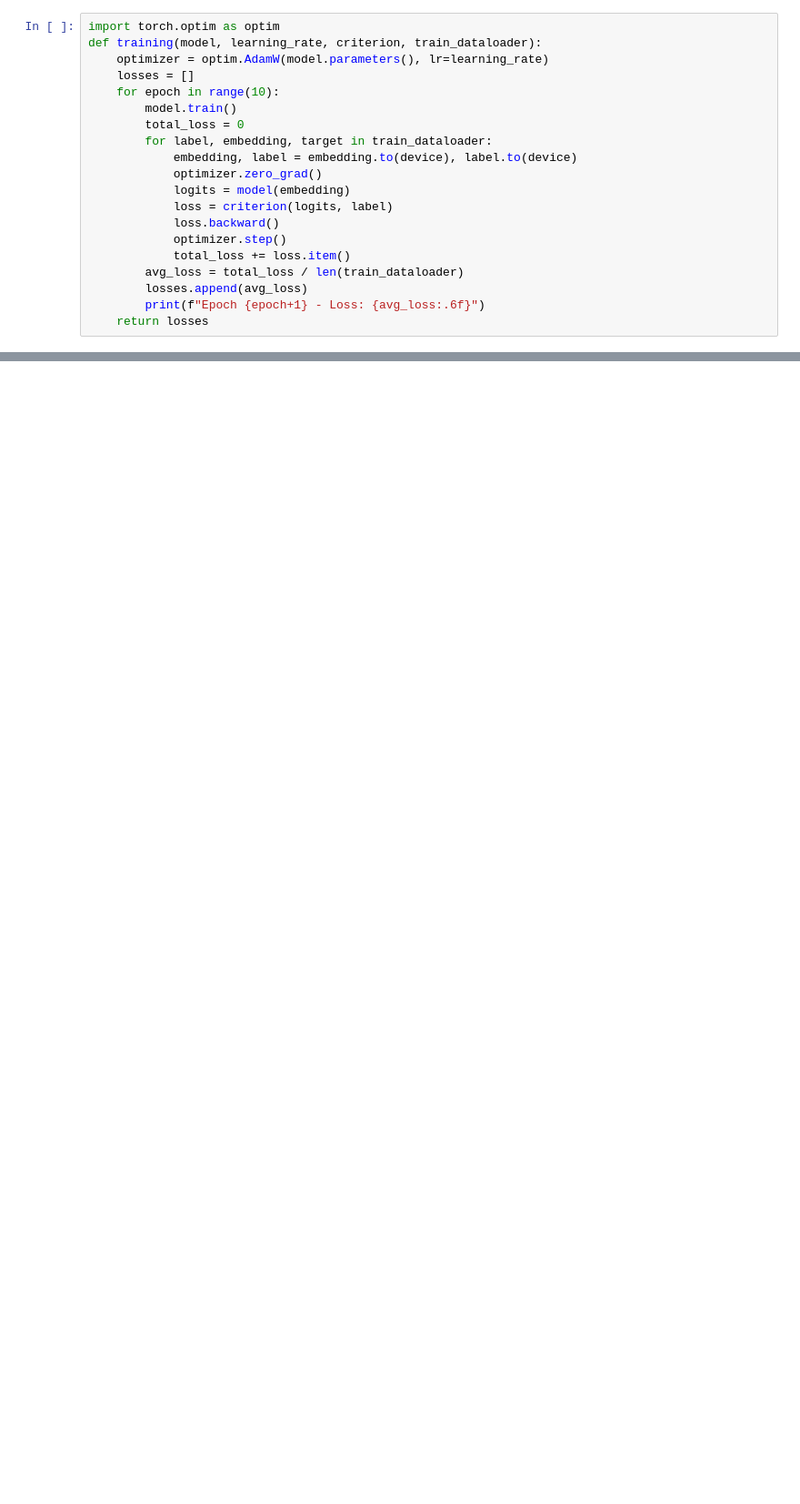
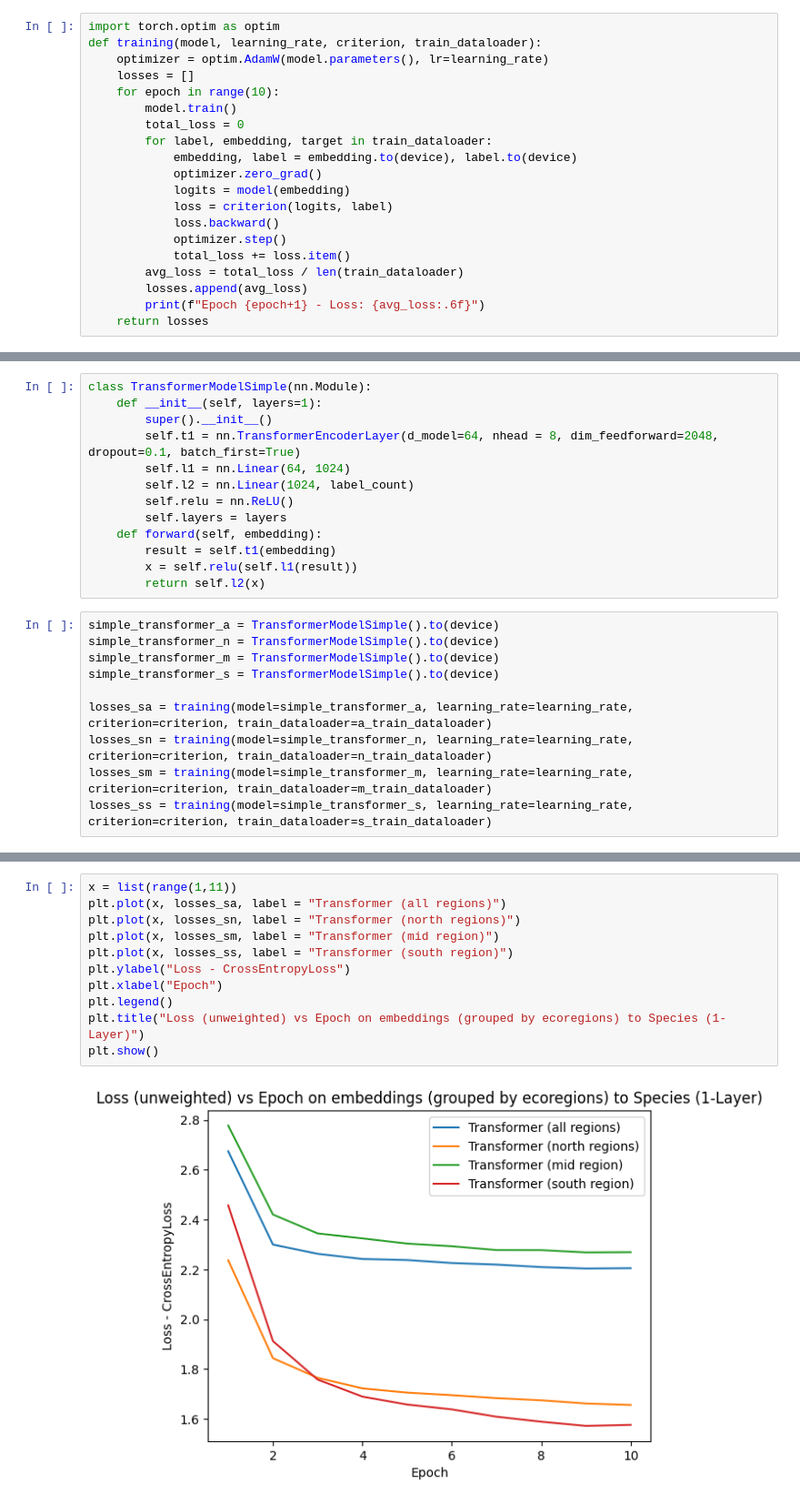
Before and after one commit to Excalibur1224/Deep_learning_final, a Jupyter notebook: final.ipynb, the cells around one changed output, grey strips where cells are left out. Shown at 91% size. Saved outputs shown, nothing was run; the diff lists cells and outputs as text; blank space fills up the shorter version.

```diff
--- a/final.ipynb
+++ b/final.ipynb
@@ -316,0 +330,23 @@ ValueError: shape mismatch: objects cannot be broadcast to a single shape.  Mism
+# %%
+class TransformerModelSimple(nn.Module):
+    def __init__(self, layers=1):
+        super().__init__()
+        self.t1 = nn.TransformerEncoderLayer(d_model=64, nhead = 8, dim_feedforward=2048, dropout=0.1, batch_first=True)
+        self.l1 = nn.Linear(64, 1024)
+        self.l2 = nn.Linear(1024, label_count)
+        self.relu = nn.ReLU()
+        self.layers = layers
+    def forward(self, embedding):
+        result = self.t1(embedding)
+        x = self.relu(self.l1(result))
+        return self.l2(x)
+# %%
+simple_transformer_a = TransformerModelSimple().to(device)
+simple_transformer_n = TransformerModelSimple().to(device)
+simple_transformer_m = TransformerModelSimple().to(device)
+simple_transformer_s = TransformerModelSimple().to(device)
+
+losses_sa = training(model=simple_transformer_a, learning_rate=learning_rate, criterion=criterion, train_dataloader=a_train_dataloader)
+losses_sn = training(model=simple_transformer_n, learning_rate=learning_rate, criterion=criterion, train_dataloader=n_train_dataloader)
+losses_sm = training(model=simple_transformer_m, learning_rate=learning_rate, criterion=criterion, train_dataloader=m_train_dataloader)
+losses_ss = training(model=simple_transformer_s, learning_rate=learning_rate, criterion=criterion, train_dataloader=s_train_dataloader)
@@ -316,0 +371,13 @@ ValueError: shape mismatch: objects cannot be broadcast to a single shape.  Mism
+# %%
+x = list(range(1,11))
+plt.plot(x, losses_sa, label = "Transformer (all regions)")
+plt.plot(x, losses_sn, label = "Transformer (north regions)")
+plt.plot(x, losses_sm, label = "Transformer (mid region)")
+plt.plot(x, losses_ss, label = "Transformer (south region)")
+plt.ylabel("Loss - CrossEntropyLoss")
+plt.xlabel("Epoch")
+plt.legend()
+plt.title("Loss (unweighted) vs Epoch on embeddings (grouped by ecoregions) to Species (1-Layer)")
+plt.show()
+# %% [output]
+[figure, added]
```
Also changed, not shown: parts of 9 cells of this notebook, 1 other file.
